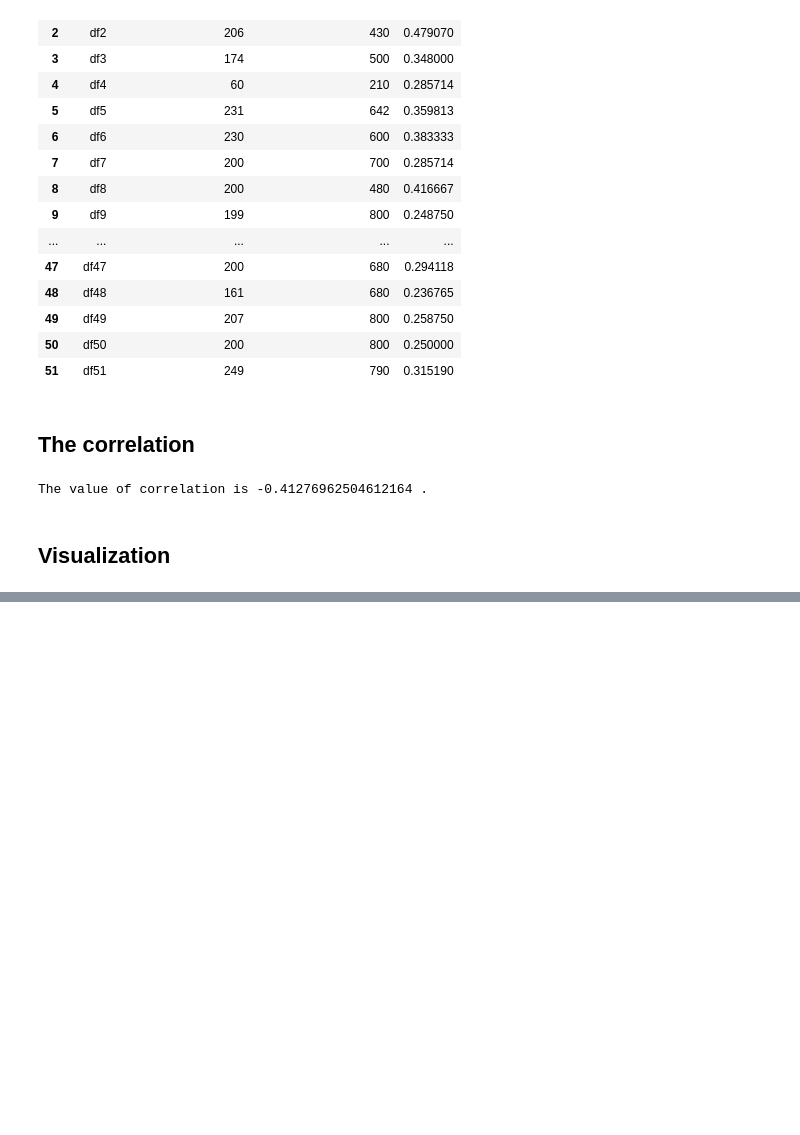
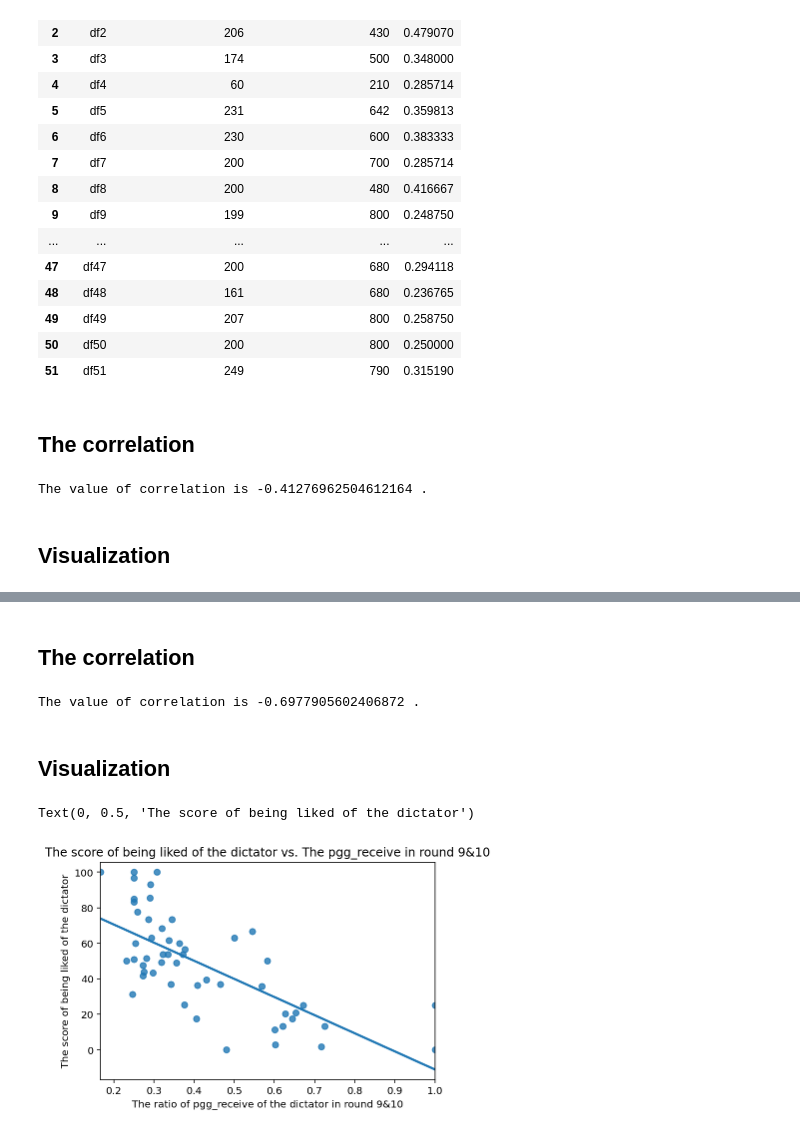
Before and after one commit to only18days/face_meteor_analysis, a Jupyter notebook: face_meteor_pilot_ratings_Chloe_v5.ipynb, the cells around one changed output, grey strips where cells are left out. Drawn from its saved outputs; the diff is of its cells as text; code cells hidden in the pictures; blank space fills up the shorter version.

```diff
--- a/face_meteor_pilot_ratings_Chloe_v5.ipynb
+++ b/face_meteor_pilot_ratings_Chloe_v5.ipynb
@@ -326,0 +329,3 @@ Text(0, 0.5, 'The score of being liked of the dictator')
+# %%
+dictator_pgg_910 = [x+y for x, y in zip(dictator_pgg_9, dictator_pgg)]
+dictator_pgg_910
@@ -326,0 +350,3 @@ Text(0, 0.5, 'The score of being liked of the dictator')
+# %%
+all_pgg_910 = [x+y for x, y in zip(all_pgg_9, all_pgg)]
+all_pgg_910
@@ -326,0 +371,2 @@ Text(0, 0.5, 'The score of being liked of the dictator')
+# %%
+ratio_910 = [x/y for x, y in zip(dictator_pgg_910, all_pgg_910)]
@@ -326,0 +393,2 @@ Text(0, 0.5, 'The score of being liked of the dictator')
+# %%
+df_dislike_910 = pd.DataFrame({"group": datlst, "dictator's pgg receive in round 9&10": dictator_pgg_910, "all player's pgg receive in round 9&10": all_pgg_910, "ratio": ratio_910,"dislike":dislike})
@@ -326,0 +415,18 @@ Text(0, 0.5, 'The score of being liked of the dictator')
+# %% [markdown]
+## The correlation
+# %%
+my_rho_910 = np.corrcoef(ratio_910, dislike)
+
+print("The value of correlation is",my_rho_910[0][1],'.')
+# %% [output]
+The value of correlation is -0.6977905602406872 .
+# %% [markdown]
+## Visualization
+# %%
+ax_910 = sns.regplot(x= ratio_910, y=dislike, data=df_dislike_910, ci=None)
+ax_910.set_title("The score of being liked of the dictator vs. The pgg_receive in round 9&10")
+ax_910.set_xlabel("The ratio of pgg_receive of the dictator in round 9&10")
+ax_910.set_ylabel("The score of being liked of the dictator")
+# %% [output]
+Text(0, 0.5, 'The score of being liked of the dictator')
+[figure, added]
```
Also changed, not shown: parts of 8 cells of this notebook.
